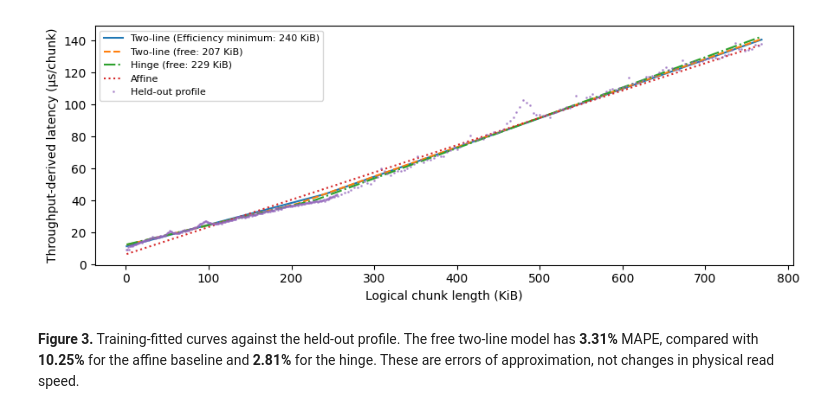
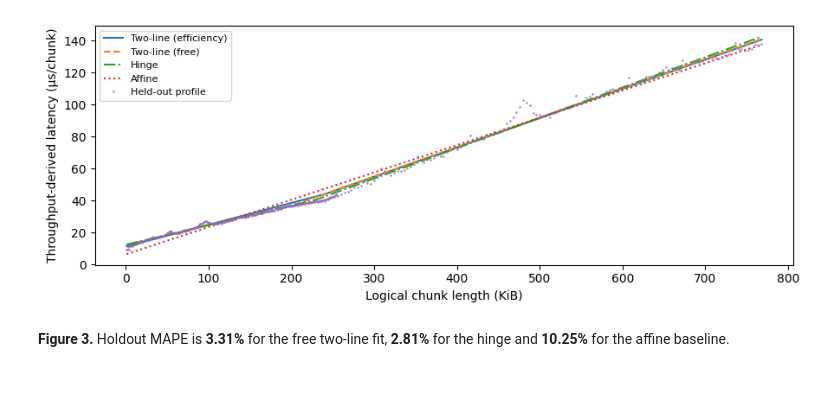
Before and after one commit to yabsed/vlm-in-flash, a Jupyter notebook: conclusion/python/results/01/01_chunk_latency.ipynb, the cells around one changed output. Cells and saved outputs as stored; diff of their text form; code cells hidden in the pictures; blank space fills up the shorter version.

```diff
--- a/conclusion/python/results/01/01_chunk_latency.ipynb
+++ b/conclusion/python/results/01/01_chunk_latency.ipynb
@@ -231,9 +217,8 @@ plt.show()
 # %%
-a, b, d = np.linalg.lstsq(X_hinge(z_hinge), T_train, rcond=None)[0]
 display(Markdown(
-    f"**Figure 2.** The two-line and hinge boundaries are **{z_two_line:g}** and "
-    f"**{z_hinge:g} KiB**, respectively. The hinge tail intercept is "
-    f"**{1000 * (a - d * z_hinge):.3f} µs**; the two-line tail intercept is zero. "
-    f"Two-line boundaries from **{band.min():g}–{band.max():g} KiB** lie within 1% "
-    "of minimum training RMSE. This is a sensitivity set, not a confidence interval."))
+    f"**Figure 2.** The two-line and hinge minima occur at **{z_two_line:g}** and "
+    f"**{z_hinge:g} KiB**. The hinge tail intercept is "
+    f"**{1000 * (ha - hd * z_hinge):.3f} µs**. Two-line candidates within 1% "
+    f"of minimum RMSE span **{band.min():g}–{band.max():g} KiB**. "
+    "This is a sensitivity range, not a confidence interval. Dots lie on the two-line curve."))
 # %% [output]
@@ -272 +230,13 @@ The following equations substitute the fitted coefficients into the three model
+# %%
+boundaries = {
+    "Two-line (efficiency)": z_eff,
+    "Two-line (99%)": z_99,
+    "Two-line (hinge boundary)": z_hinge,
+    "Two-line (free)": z_two_line,
+}
+predictions = {name: two_line[s][1] for name, s in boundaries.items()}
+predictions["Hinge"] = hinge[z_hinge][1]
+X_a = np.column_stack((np.ones_like(z), z))
+aa, ab = np.linalg.lstsq(X_a, T_train, rcond=None)[0]
+predictions["Affine"] = X_a @ [aa, ab]
 # %%
@@ -305,13 +265,9 @@ $$\widehat T_A(z)=6.408+0.170605z\quad\mu\mathrm{s}.$$
 # %%
 parameter_rows = []
-for label, boundary in reported_boundaries.items():
-    name = reported_lines[label]
-    c, d = nnls(X_two_line(boundary), T_train)[0]
+for name, boundary in boundaries.items():
+    c, d = two_line[boundary][0]
     parameter_rows.append([name, boundary, 1000*d*boundary, 1000*c, 0., 1000*(c+d)])
-c, d = nnls(X_two_line(z_two_line), T_train)[0]
-parameter_rows.append([free_two_line, float(z_two_line), 1000*d*z_two_line,
-                       1000*c, 0., 1000*(c+d)])
-parameter_rows += [[free_hinge, float(z_hinge), 1000*ha, 1000*hb,
+parameter_rows += [["Hinge", z_hinge, 1000*ha, 1000*hb,
                    1000*(ha-hd*z_hinge), 1000*(hb+hd)],
                   ["Affine", np.nan, 1000*aa, 1000*ab, 1000*aa, 1000*ab]]
 parameters = pd.DataFrame(parameter_rows, columns=["Model", "Boundary (KiB)",
@@ -365,26 +311,25 @@ comparison.round(3)
 | Affine | 3.826 | 3.855 | 10.254 |
 # %%
-main_models = [efficiency_line, free_two_line, free_hinge]
+main_models = ["Two-line (efficiency)", "Two-line (free)", "Hinge"]
 plt.figure(figsize=(9, 3.5))
 for name, style in zip(main_models + ["Affine"], ["-", "--", "-.", ":"]):
     plt.plot(z, 1000 * predictions[name], style, label=name)
 plt.plot(z, 1000 * T_test, ".", ms=2, alpha=.6, label="Held-out profile")
 plt.xlabel("Logical chunk length (KiB)")
 plt.ylabel("Throughput-derived latency (µs/chunk)")
 plt.legend(fontsize=8)
 plt.tight_layout()
 plt.show()
 # %% [output]
-[figure, old version]
+[figure, new version]
 # %%
+mape = comparison["Holdout MAPE (%)"]
 display(Markdown(
-    "**Figure 3.** Training-fitted curves against the held-out profile. "
-    f"The free two-line model has **{comparison.loc[free_two_line, 'Holdout MAPE (%)']:.2f}%** MAPE, "
-    f"compared with **{comparison.loc['Affine', 'Holdout MAPE (%)']:.2f}%** for the affine baseline "
-    f"and **{comparison.loc[free_hinge, 'Holdout MAPE (%)']:.2f}%** for the hinge. "
-    "These are errors of approximation, not changes in physical read speed."))
+    f"**Figure 3.** Holdout MAPE is **{mape['Two-line (free)']:.2f}%** "
+    f"for the free two-line fit, **{mape['Hinge']:.2f}%** for the hinge "
+    f"and **{mape['Affine']:.2f}%** for the affine baseline."))
 # %% [output]
-**Figure 3.** Training-fitted curves against the held-out profile. The free two-line model has **3.31%** MAPE, compared with **10.25%** for the affine baseline and **2.81%** for the hinge. These are errors of approximation, not changes in physical read speed.
+**Figure 3.** Holdout MAPE is **3.31%** for the free two-line fit, **2.81%** for the hinge and **10.25%** for the affine baseline.
 # %%
 plt.figure(figsize=(9, 3.5))
 for name, style in zip(main_models, ["-", "--", "-."]):
```
Also changed, not shown: parts of 22 cells of this notebook.
